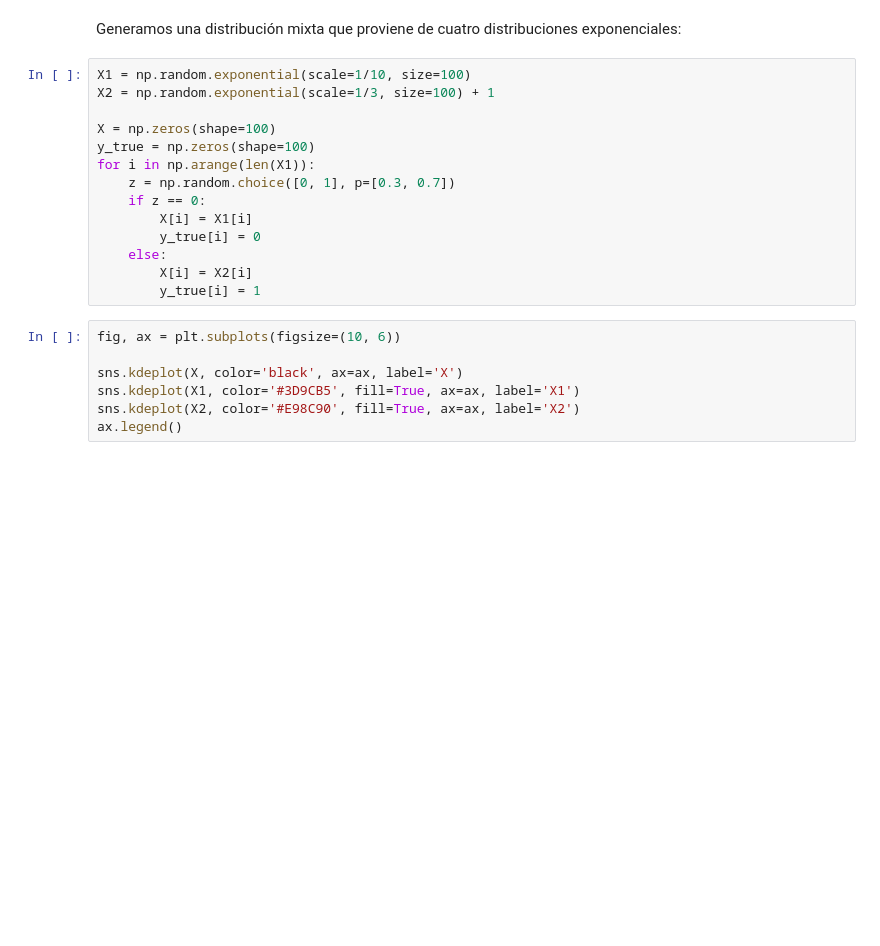
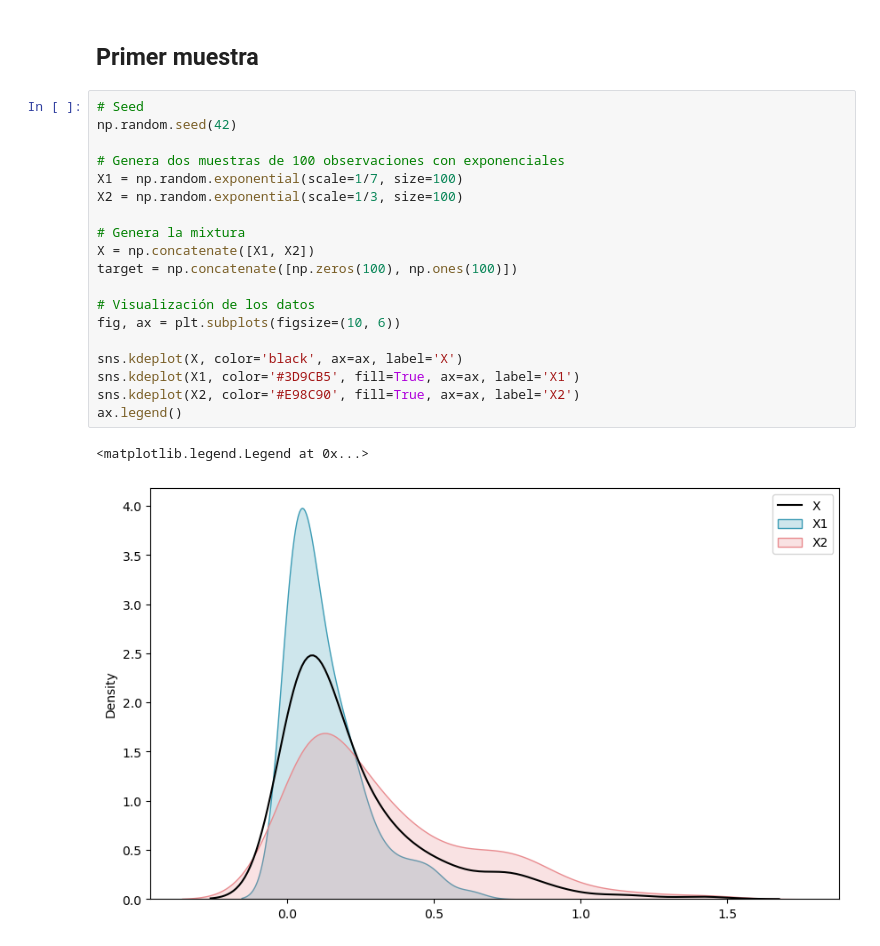
Before and after one commit to mwolinsky/Exponential_Mixture_Model, a Jupyter notebook: Example (Nico).ipynb, the cells around one changed output. Drawn from its saved outputs; the diff is of its cells as text; blank space fills up the shorter version.

```diff
--- a/Example (Nico).ipynb
+++ b/Example (Nico).ipynb
@@ -37,24 +72,25 @@ def create_sample(lambdas: np.ndarray, true_weights: np.ndarray, size: int = 100
-# %% [markdown]
-Generamos una distribución mixta que proviene de cuatro distribuciones exponenciales:
-# %%
-X1 = np.random.exponential(scale=1/10, size=100)
-X2 = np.random.exponential(scale=1/3, size=100) + 1
-
-X = np.zeros(shape=100)
-y_true = np.zeros(shape=100)
-for i in np.arange(len(X1)):
-    z = np.random.choice([0, 1], p=[0.3, 0.7])
-    if z == 0:
-        X[i] = X1[i]
-        y_true[i] = 0
-    else:
-        X[i] = X2[i]
-        y_true[i] = 1
+# %% [markdown]
+## Primer muestra
 # %%
+# Seed
+np.random.seed(42)
+
+# Genera dos muestras de 100 observaciones con exponenciales
+X1 = np.random.exponential(scale=1/7, size=100)
+X2 = np.random.exponential(scale=1/3, size=100)
+
+# Genera la mixtura
+X = np.concatenate([X1, X2])
+target = np.concatenate([np.zeros(100), np.ones(100)])
+
+# Visualización de los datos
 fig, ax = plt.subplots(figsize=(10, 6))
 
 sns.kdeplot(X, color='black', ax=ax, label='X')
 sns.kdeplot(X1, color='#3D9CB5', fill=True, ax=ax, label='X1')
 sns.kdeplot(X2, color='#E98C90', fill=True, ax=ax, label='X2')
 ax.legend()
+# %% [output]
+<matplotlib.legend.Legend at 0x...>
+[figure, added]
 # %%
```
Also changed, not shown: parts of 16 cells of this notebook.
